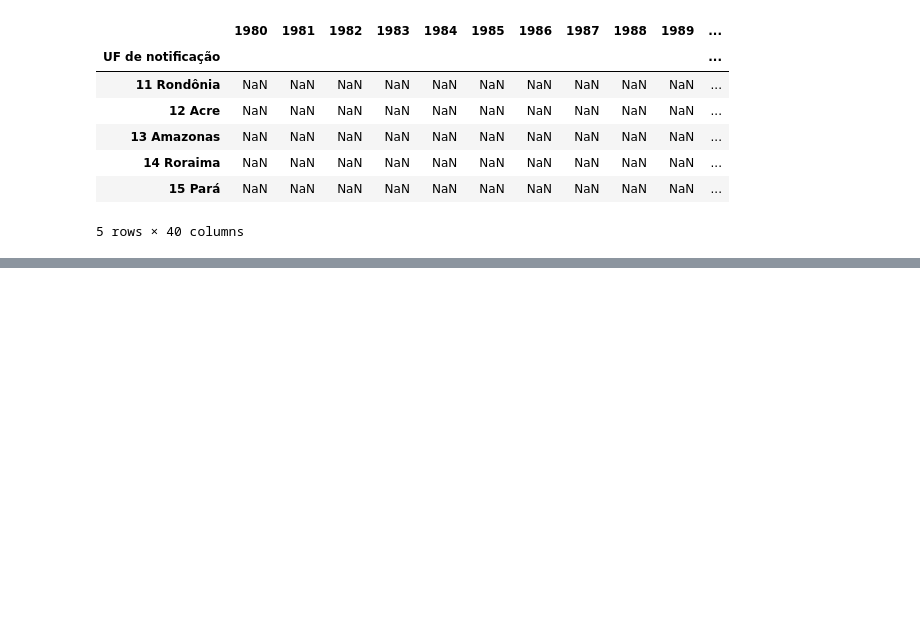
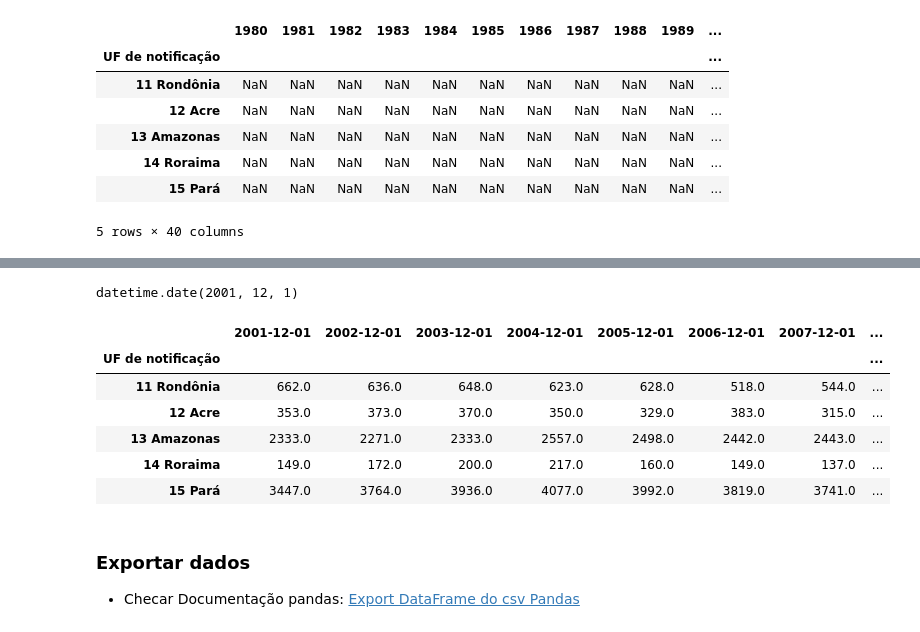
Before and after one commit to daviramalho/2021-P02-Imuniza_Ce, a Jupyter notebook: notebooks/2.0-dra-data-preparation.ipynb, the cells around one changed output, grey strips where cells are left out. Cells and saved outputs as stored; diff of their text form; code cells hidden in the pictures; blank space fills up the shorter version.

```diff
--- a/notebooks/2.0-dra-initial-data-exploration.ipynb
+++ b/notebooks/2.0-dra-data-preparation.ipynb
@@ -170,0 +194,3 @@ dados_tuberculose.loc['23 Ceará'].plot(figsize=(10, 6))
+# %%
+usaveis_por_ano = usaveis_tuberculose.T
+usaveis_por_ano.head()
@@ -170,0 +216,8 @@ dados_tuberculose.loc['23 Ceará'].plot(figsize=(10, 6))
+# %%
+def para_ano(ano_mes: str):
+    ano: int = int(ano_mes)
+    mes: str = 12
+    return date(ano, mes, 1)
+
+usaveis_por_ano.index = usaveis_por_ano.index.map(para_ano)
+usaveis_por_ano.head()
@@ -170,0 +232,19 @@ dados_tuberculose.loc['23 Ceará'].plot(figsize=(10, 6))
+# %%
+usaveis_por_ano.index[0]
+# %% [output]
+datetime.date(2001, 12, 1)
+# %%
+usaveis_tuberculose = usaveis_por_ano.T
+usaveis_tuberculose.head()
+# %% [output]
+|  | 2001-12-01 | 2002-12-01 | 2003-12-01 | 2004-12-01 | 2005-12-01 | 2006-12-01 | 2007-12-01 | ... |
+| UF de notificação |  |  |  |  |  |  |  | ... |
+| 11 Rondônia | 662.0 | 636.0 | 648.0 | 623.0 | 628.0 | 518.0 | 544.0 | ... |
+| 12 Acre | 353.0 | 373.0 | 370.0 | 350.0 | 329.0 | 383.0 | 315.0 | ... |
+| 13 Amazonas | 2333.0 | 2271.0 | 2333.0 | 2557.0 | 2498.0 | 2442.0 | 2443.0 | ... |
+| 14 Roraima | 149.0 | 172.0 | 200.0 | 217.0 | 160.0 | 149.0 | 137.0 | ... |
+| 15 Pará | 3447.0 | 3764.0 | 3936.0 | 4077.0 | 3992.0 | 3819.0 | 3741.0 | ... |
+# %% [markdown]
+### Exportar dados
+
+- Checar Documentação pandas: [Export DataFrame do csv Pandas](https://pandas.pydata.org/docs/reference/api/pandas.DataFrame.to_csv.html)
```
Also changed, not shown: parts of 12 cells of this notebook, 2 other files.
